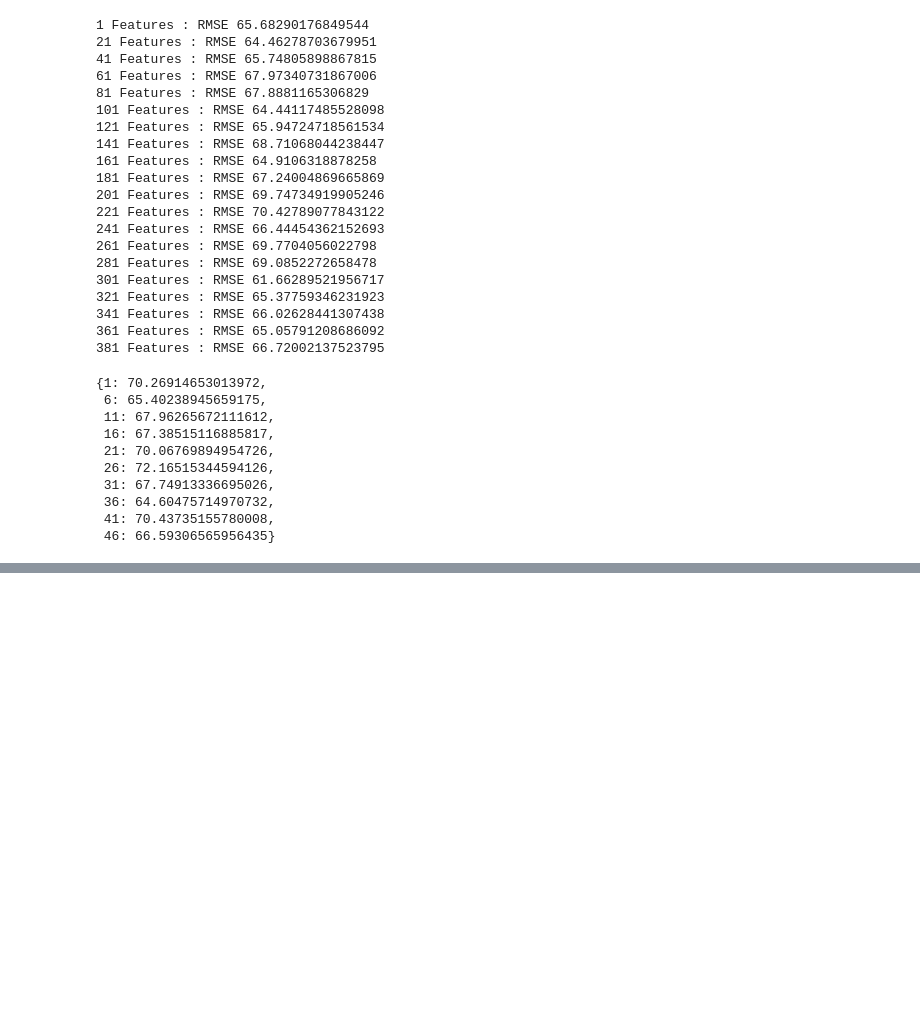
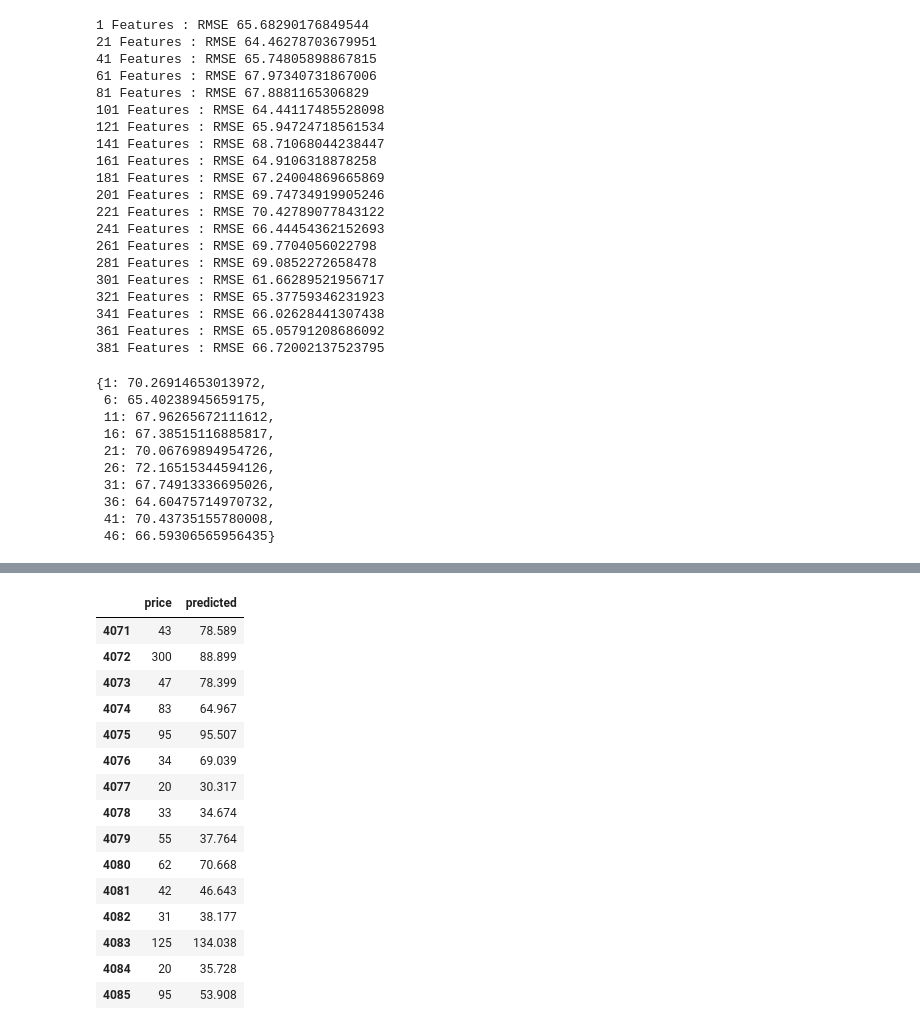
Before and after one commit to wkirui/Airbnb-Price-Prediction, a Jupyter notebook: Airbnb Data Data Processing.ipynb, the cells around one changed output, grey strips where cells are left out. Cells and saved outputs as stored; diff of their text form; code cells hidden in the pictures; blank space fills up the shorter version.

```diff
--- a/Airbnb Data Data Processing.ipynb
+++ b/Airbnb Data Data Processing.ipynb
@@ -798,0 +818,20 @@ prediction_results.head(10)
+# %%
+# plot predictions
+sns.plot(x='')
+# %% [output]
+|  | price | predicted |
+| 4071 | 43 | 78.589 |
+| 4072 | 300 | 88.899 |
+| 4073 | 47 | 78.399 |
+| 4074 | 83 | 64.967 |
+| 4075 | 95 | 95.507 |
+| 4076 | 34 | 69.039 |
+| 4077 | 20 | 30.317 |
+| 4078 | 33 | 34.674 |
+| 4079 | 55 | 37.764 |
+| 4080 | 62 | 70.668 |
+| 4081 | 42 | 46.643 |
+| 4082 | 31 | 38.177 |
+| 4083 | 125 | 134.038 |
+| 4084 | 20 | 35.728 |
+| 4085 | 95 | 53.908 |
```
Also changed, not shown: parts of 2 cells of this notebook.
